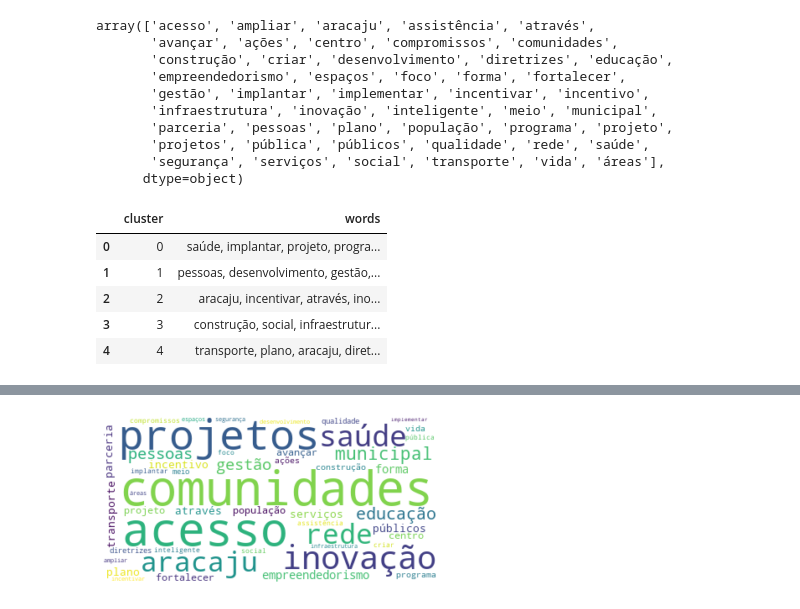
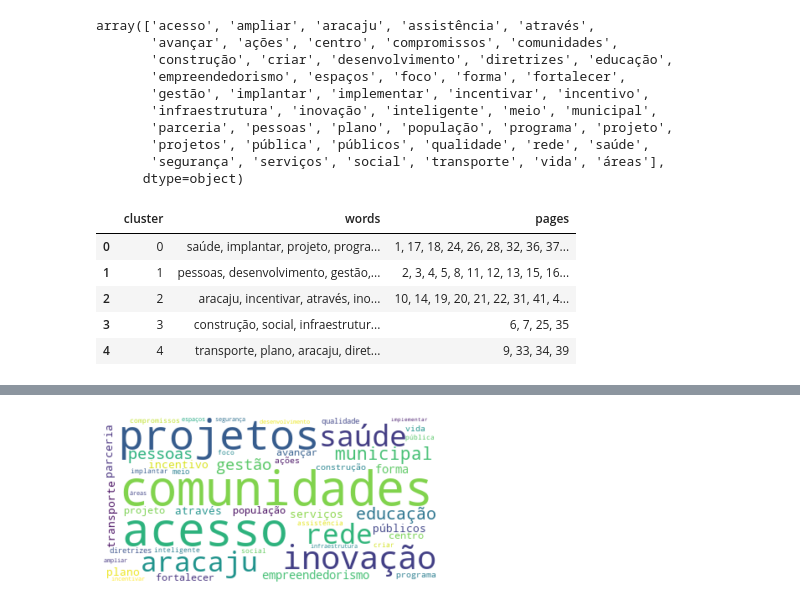
Before and after one commit to adolfoguimaraes/analise-planos-de-governos, a Jupyter notebook: test-vectorize-tf-idf.ipynb, the cells around one changed output, grey strips where cells are left out. Drawn from its saved outputs; the diff is of its cells as text; code cells hidden in the pictures.

```diff
--- a/test-vectorize-tf-idf.ipynb
+++ b/test-vectorize-tf-idf.ipynb
@@ -292,20 +298,21 @@ array(['acesso', 'ampliar', 'aracaju', 'assistência', 'através',
 # %%
 centroids = []
 # 5 foi o número de clusters que usamos para treinar o modelo do K-Means
 for i in range(5):
   list_id = order_centroids[i]
   list_terms = [terms[id] for id in list_id[:10]]
-  centroids.append({'cluster': i, 'words': ', '.join(list_terms)})
+  pages = [str(page) for page in pages_in_clusters[i]]
+  centroids.append({'cluster': i, 'words': ', '.join(list_terms), 'pages': ', '.join(pages)})
 
 df_centroids = pd.DataFrame(centroids)
 df_centroids
 # %% [output]
-|  | cluster | words |
-| 0 | 0 | saúde, implantar, projeto, progra... |
-| 1 | 1 | pessoas, desenvolvimento, gestão,... |
-| 2 | 2 | aracaju, incentivar, através, ino... |
-| 3 | 3 | construção, social, infraestrutur... |
-| 4 | 4 | transporte, plano, aracaju, diret... |
+|  | cluster | words | pages |
+| 0 | 0 | saúde, implantar, projeto, progra... | 1, 17, 18, 24, 26, 28, 32, 36, 37... |
+| 1 | 1 | pessoas, desenvolvimento, gestão,... | 2, 3, 4, 5, 8, 11, 12, 13, 15, 16... |
+| 2 | 2 | aracaju, incentivar, através, ino... | 10, 14, 19, 20, 21, 22, 31, 41, 4... |
+| 3 | 3 | construção, social, infraestrutur... | 6, 7, 25, 35 |
+| 4 | 4 | transporte, plano, aracaju, diret... | 9, 33, 34, 39 |
 # %%
 for n in range(5):
   print("Cluster %i: %s" % (n, list(df_centroids[df_centroids['cluster'] == n]['words'][:5])))
```
Also changed, not shown: parts of 4 cells of this notebook.
